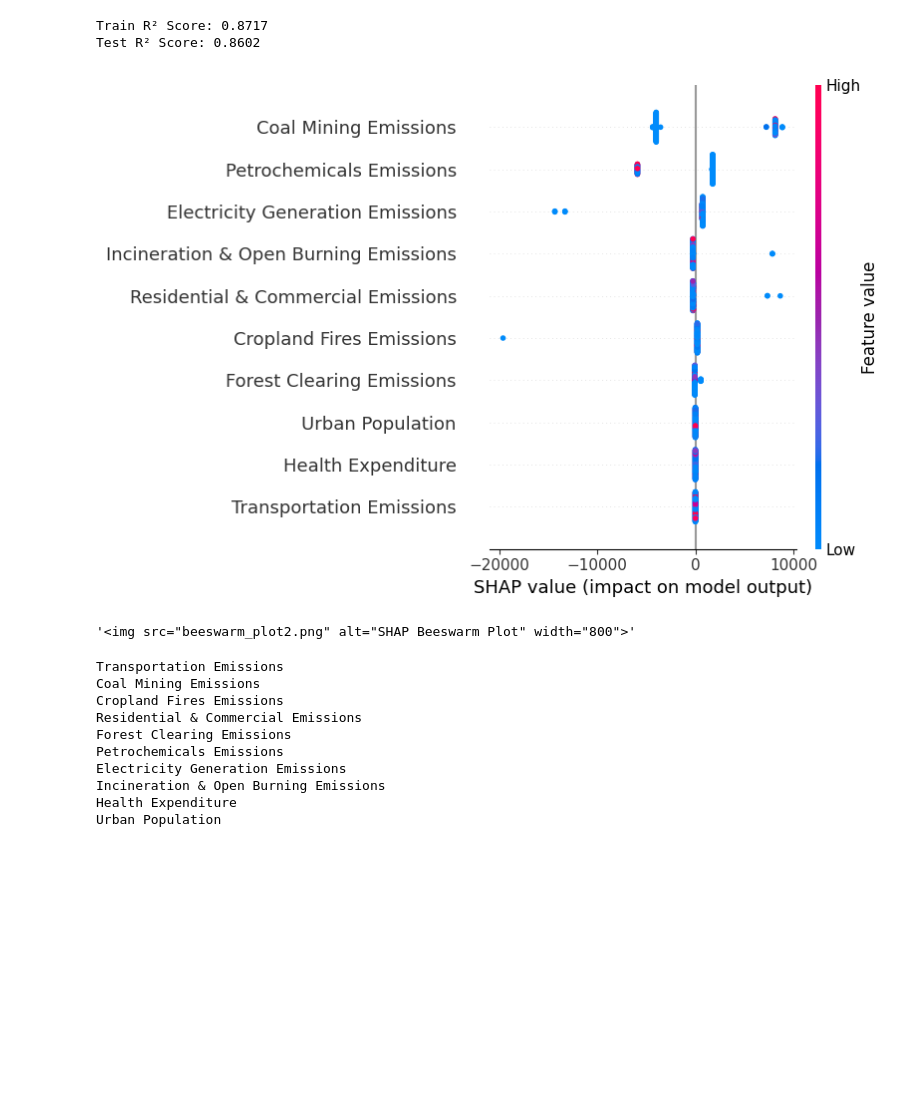
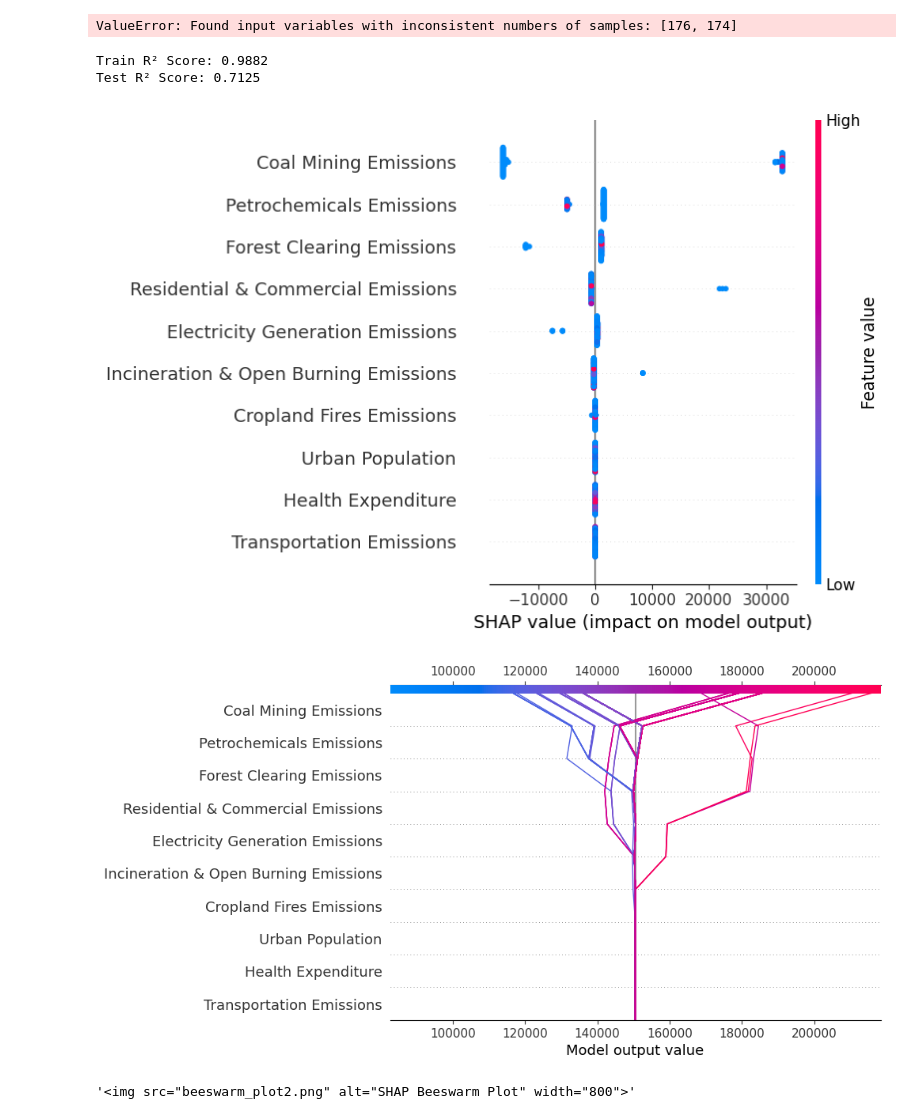
Before and after one commit to ezbananacat/Machine_Learning_Practice, a Jupyter notebook: coding_test_final.ipynb, the cells around one changed output. Drawn from its saved outputs; the diff is of its cells as text; code cells hidden in the pictures; blank space fills up the shorter version.

Commit message:
Completed html generation

```diff
--- a/coding_test_final.ipynb
+++ b/coding_test_final.ipynb
@@ -117,7 +117,14 @@ for df in socioeconomic_data:
 
 final_merged = pd.merge(final_merged, deaths_by_country, on='Country Code', how='outer')
 final_merged = final_merged.dropna()
+
+missing_threshold = 0.5 * len(final_merged)
+columns_to_drop = final_merged.columns[final_merged.isnull().sum() > missing_threshold]
+final_merged = final_merged.drop(columns=columns_to_drop)
+final_merged.to_csv('final merged')
+
 factors = final_merged
+final_merged_with_outlier = final_merged
 final_merged = final_merged[final_merged['Country Code'] != 'CHN']
 final_merged = final_merged[final_merged['Country Code'] != 'IND']
 # final_merged.head()
@@ -137,6 +144,7 @@ rename_dict = {
 
 # Rename the columns in the DataFrame
 final_merged.rename(columns=rename_dict, inplace=True)
+final_merged_with_outlier.rename(columns=rename_dict, inplace=True)
 # %%
 # Determining X and y values and applying dataset standardization
 
@@ -144,8 +152,8 @@ random_seed = 42
 np.random.seed(random_seed)
 random.seed(random_seed)
 
-X = final_merged.drop(columns=['Country Code', 'Air Pollution Deaths'])
-y = final_merged['Air Pollution Deaths']
+X = final_merged_with_outlier.drop(columns=['Country Code', 'Air Pollution Deaths'])
+y = final_merged_with_outlier['Air Pollution Deaths']
 
 X_train, X_test, y_train, y_test = train_test_split(X, y, test_size=0.2, random_state=random_seed)
 
@@ -153,11 +161,14 @@ scaler = StandardScaler()
 
 X_train_scaled = scaler.fit_transform(X_train)
 X_test_scaled = scaler.transform(X_test)
+# %% [output]
+ValueError: Found input variables with inconsistent numbers of samples: [176, 174]
 # %%
 # Creating, training, and testing the model
 
 # {'n_estimators': 200, 'learning_rate': 0.05, 'max_depth': 3, 'subsample': 0.3, 'gamma': 0, 'reg_alpha': 100, 'reg_lambda': 1, 'train_r2': 0.974334007523811, 'test_r2': 0.8997231261698432}
 #PARAMETERS WHEN EXCLUDING CHINA AND INDIA
+'''
 model = xgb.XGBRegressor(
     tree_method='hist',
     n_estimators=200, #600
@@ -187,7 +198,7 @@ model = xgb.XGBRegressor(
     reg_alpha=1000, #80000
     reg_lambda=1, #60
     random_state=random_seed
-)'''
+)
 evalset = [(X_train_scaled, y_train), (X_test_scaled,y_test)]
 model.fit(X_train_scaled, y_train, eval_set=evalset, verbose=False)
 y_train_pred = model.predict(X_train_scaled)
@@ -203,23 +214,27 @@ final_test_r2 = test_r2
 print(f"Train R² Score: {train_r2:.4f}")
 print(f"Test R² Score: {test_r2:.4f}")
 # %% [output]
-Train R² Score: 0.8717
-Test R² Score: 0.8602
+Train R² Score: 0.9882
+Test R² Score: 0.7125
 # %%
-def generate_beeswarm_plot(X_train, model):
+def generate_beeswarm_plot(model, X_train):
     explainer = shap.Explainer(model, X_train)
     shap_values = explainer(X_train)
     shap.summary_plot(shap_values, X_train, plot_type="dot")
+
 
     plt.figure(figsize=(10,6))
     shap.plots.beeswarm(shap_values, show=False)
     plt.savefig("beeswarm_plot2.png", bbox_inches='tight')
     plt.close()
 
+
+    shap.decision_plot(explainer.expected_value, shap_values.values, X_train)
     return '<img src="beeswarm_plot2.png" alt="SHAP Beeswarm Plot" width="800">'
-generate_beeswarm_plot(X_train, model)
+generate_beeswarm_plot(model, X_train)
 # %% [output]
-[figure, old version]
+[figure, new version]
+[figure, added]
 '<img src="beeswarm_plot2.png" alt="SHAP Beeswarm Plot" width="800">'
 # %%
 scatter_html_blocks = []
@@ -242,14 +256,0 @@ for i in scatter_html_blocks:
-# %%
-for column in X:
-    print(column)
-# %% [output]
-Transportation Emissions
-Coal Mining Emissions
-Cropland Fires Emissions
-Residential & Commercial Emissions
-Forest Clearing Emissions
-Petrochemicals Emissions
-Electricity Generation Emissions
-Incineration & Open Burning Emissions
-Health Expenditure
-Urban Population
```
Also changed, not shown: parts of 4 cells of this notebook.
